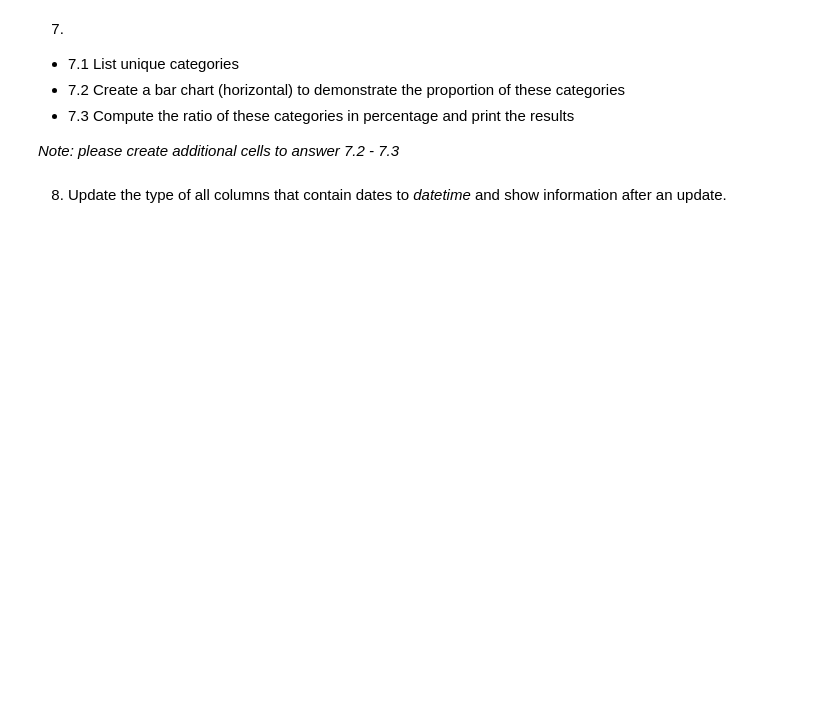
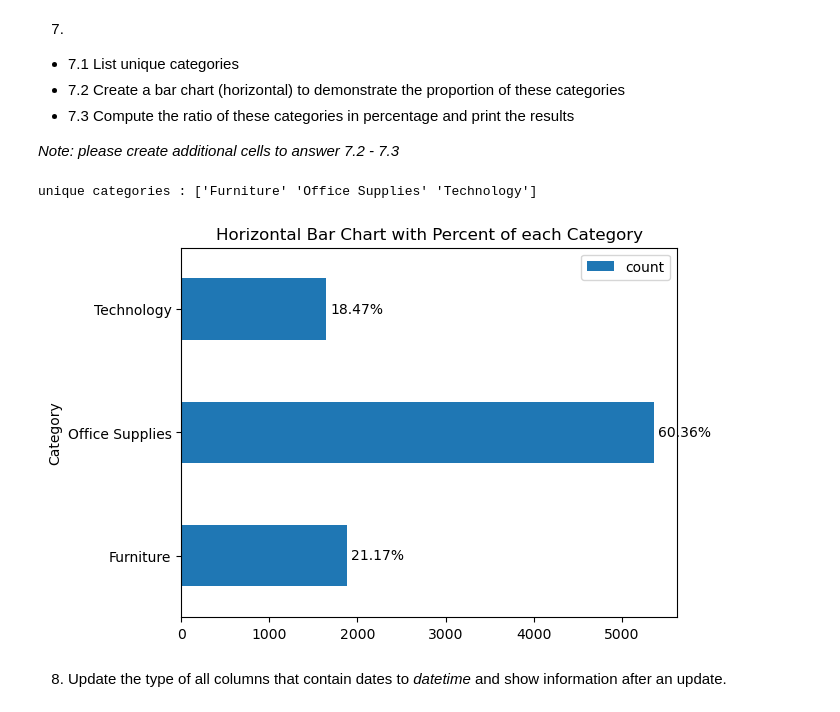
Before and after one commit to khemingkapat/cpe_code, a Jupyter notebook: data_models/visualization_and_eda/HW_4_Data_Visualization_EDA.ipynb, the cells around one changed output. Drawn from its saved outputs; the diff is of its cells as text; code cells hidden in the pictures; blank space fills up the shorter version.

```diff
--- a/data_models/visualization_and_eda/HW_4_Data_Visualization_EDA.ipynb
+++ b/data_models/visualization_and_eda/HW_4_Data_Visualization_EDA.ipynb
@@ -94,2 +184,17 @@ Ans: ________________________
+# %%
+print(f"unique categories : {order_df.Category.unique()}")
+category_count = order_df.groupby(['Category']).agg(count = ('Row ID','count'))
+ax = category_count.plot.barh()
+labels = category_count['count'] / category_count['count'].sum()
+labels = round(labels*100,2)
+labels = list(map(lambda num : f"{num}%",labels))
+for i, v in enumerate(category_count['count']):
+    ax.text(v + 50, i,labels[i] , color='black', va='center')  # Adjust the offset (50) as needed
+
+plt.title('Horizontal Bar Chart with Percent of each Category')
+plt.show()
+# %% [output]
+unique categories : ['Furniture' 'Office Supplies' 'Technology']
+[figure, added]
 # %% [markdown]
 8. Update the type of all columns that contain dates to *datetime* and show information after an update.
```
Also changed, not shown: parts of 16 cells of this notebook.
